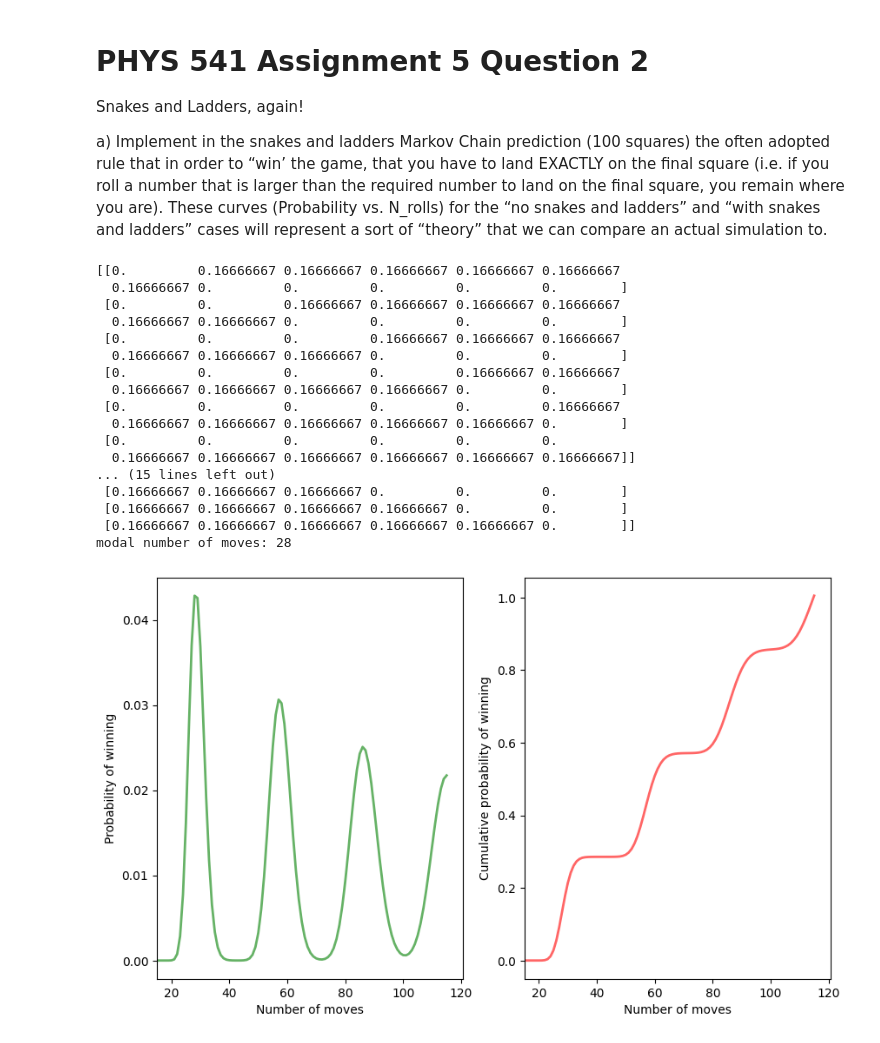
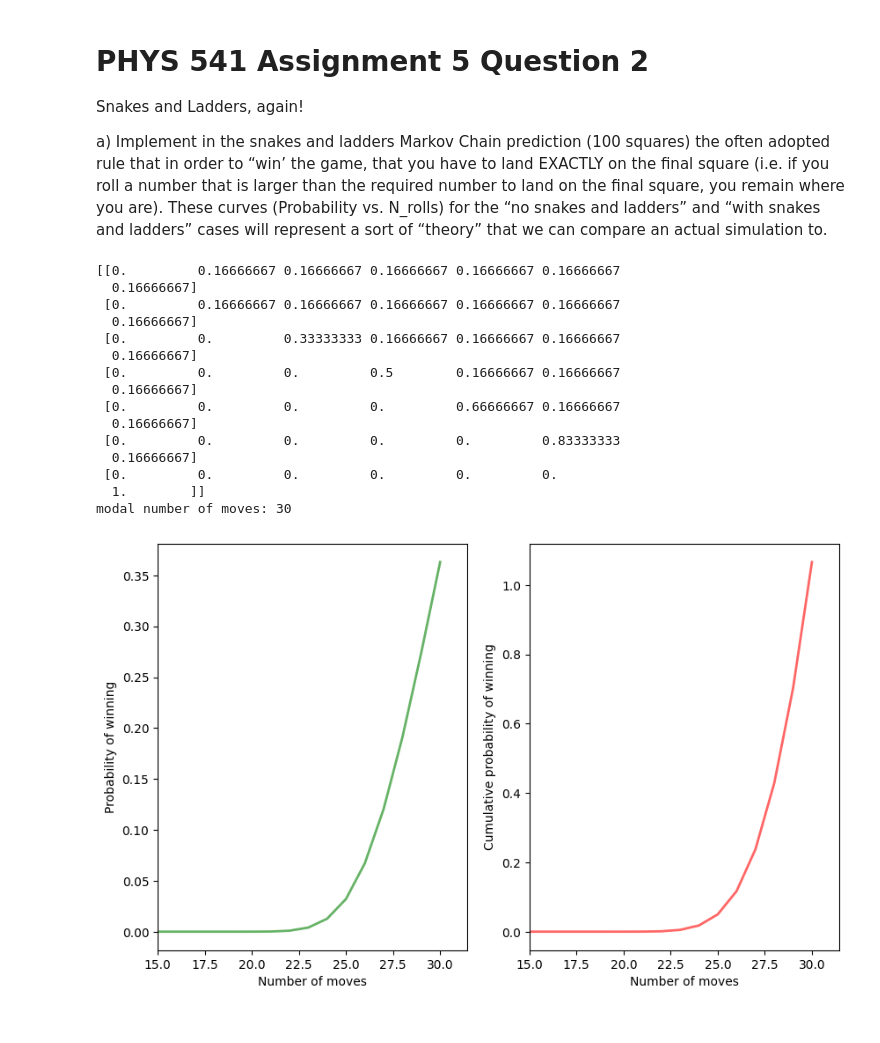
Before and after one commit to jakeb245/phys441, a Jupyter notebook: Assignments/assignment5/question2.ipynb, the cells around one changed output. Drawn from its saved outputs; the diff is of its cells as text; code cells hidden in the pictures.

```diff
--- a/Assignments/assignment5/question2.ipynb
+++ b/Assignments/assignment5/question2.ipynb
@@ -14,13 +14,12 @@ T = np.zeros((101, 101))
 for i in range(1,101):
     T[i-1,i:i+6] = 1/6
 
-# Instead of winning by passing the end, you can go back to the start
+# Instead of winning by passing the end, you have to hit exactly the final square
+# Edit the ending diagonal to include the probability of staying
 for i in range(6):
-    T[95+i:101,i] = 1/6
+    T[95+i,95+i] = (i+1)/6
 
-print(T[0:6,0:12])
-print(T[94:100,94:101])
-print(T[94:100, 0:6])
+print(T[94:101,94:101])
 
 # The player starts at position 0.
 v = np.zeros(101)
@@ -30,49 +29,47 @@ n, P, C = 0, [], []
 cumulative_prob = 0
 # Update the state vector v until the cumulative probability of winning
 # is "effectively" 1
 while cumulative_prob < 0.99999:
     n += 1
     v = v.dot(T)
     P.append(v[100])
     cumulative_prob += P[-1]
     C.append(cumulative_prob)
 
 mode = np.argmax(P)+1
 print('modal number of moves:', mode)
 
 # Plot the probability of winning as a function of the number of moves
 plt.rcParams['figure.figsize'] = [10, 6]
 fig, ax = plt.subplots(1,2)
 ax[0].plot(np.linspace(1,n,n), P, 'g', lw=2, alpha=0.6)
 ax[0].set_xlim(15)
 ax[0].set_xlabel('Number of moves')
 ax[0].set_ylabel('Probability of winning')
 ax[1].plot(np.linspace(1,n,n), C, 'r', lw=2, alpha=0.6)
 ax[1].set_xlim(15)
 ax[1].set_xlabel('Number of moves')
 ax[1].set_ylabel('Cumulative probability of winning')
 
 
 plt.show()
 # %% [output]
 [[0.         0.16666667 0.16666667 0.16666667 0.16666667 0.16666667
-  0.16666667 0.         0.         0.         0.         0.        ]
- [0.         0.         0.16666667 0.16666667 0.16666667 0.16666667
-  0.16666667 0.16666667 0.         0.         0.         0.        ]
- [0.         0.         0.         0.16666667 0.16666667 0.16666667
-  0.16666667 0.16666667 0.16666667 0.         0.         0.        ]
- [0.         0.         0.         0.         0.16666667 0.16666667
-  0.16666667 0.16666667 0.16666667 0.16666667 0.         0.        ]
- [0.         0.         0.         0.         0.         0.16666667
-  0.16666667 0.16666667 0.16666667 0.16666667 0.16666667 0.        ]
+  0.16666667]
+ [0.         0.16666667 0.16666667 0.16666667 0.16666667 0.16666667
+  0.16666667]
+ [0.         0.         0.33333333 0.16666667 0.16666667 0.16666667
+  0.16666667]
+ [0.         0.         0.         0.5        0.16666667 0.16666667
+  0.16666667]
+ [0.         0.         0.         0.         0.66666667 0.16666667
+  0.16666667]
+ [0.         0.         0.         0.         0.         0.83333333
+  0.16666667]
  [0.         0.         0.         0.         0.         0.
-  0.16666667 0.16666667 0.16666667 0.16666667 0.16666667 0.16666667]]
-... (15 lines left out)
- [0.16666667 0.16666667 0.16666667 0.         0.         0.        ]
- [0.16666667 0.16666667 0.16666667 0.16666667 0.         0.        ]
- [0.16666667 0.16666667 0.16666667 0.16666667 0.16666667 0.        ]]
-modal number of moves: 28
+  1.        ]]
+modal number of moves: 30
-[figure, old version]
+[figure, new version]
 # %%
 import numpy as np
 import matplotlib.pyplot as plt
```
Also changed, not shown: parts of 1 cell of this notebook.
